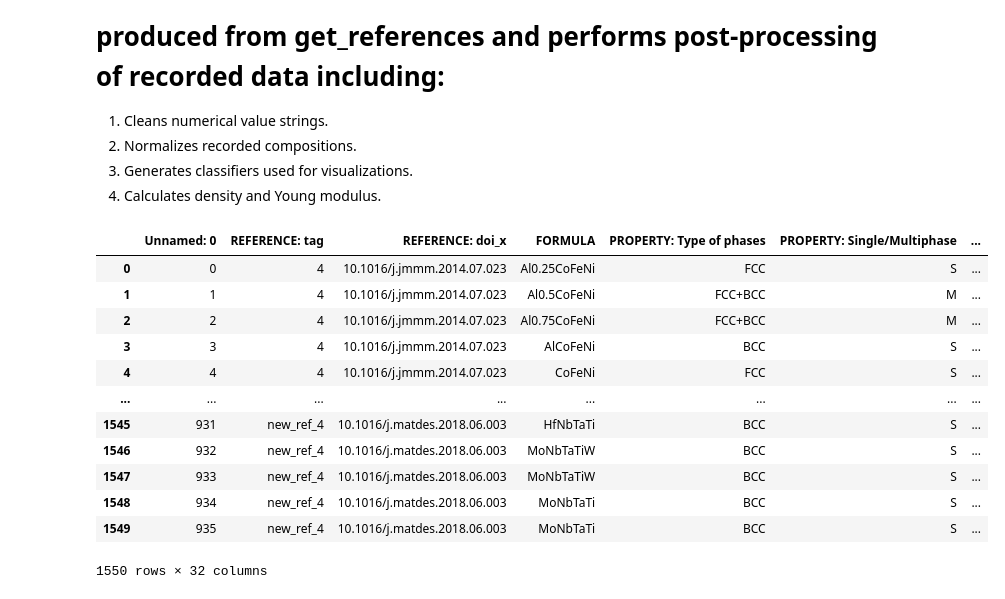
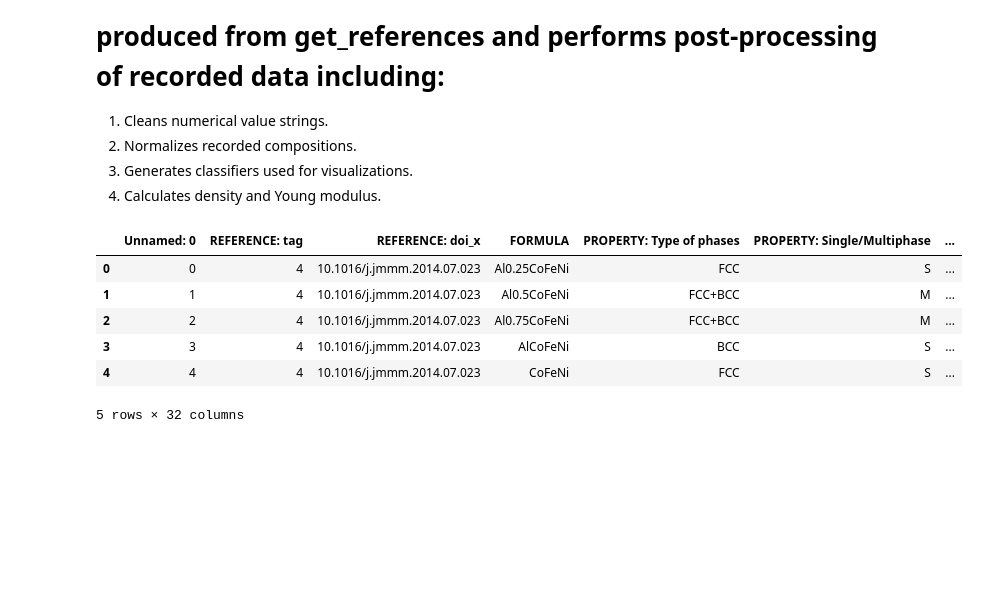
Before and after one commit to CitrineInformatics/MPEA_dataset, a Jupyter notebook: process.ipynb, the cells around one changed output. Drawn from its saved outputs; the diff is of its cells as text; code cells hidden in the pictures; blank space fills up the shorter version.

```diff
--- a/process.ipynb
+++ b/process.ipynb
@@ -14,24 +14,18 @@ from utils import *
 # %%
 # import combined data, add refs
 df = pd.read_csv('combined_data.csv')
 df_refs = pd.read_csv('references/references.csv')
 df = df.merge(df_refs, on='IDENTIFIER: Reference ID', how='left')
 df['REFERENCE: doi'] = df['REFERENCE: doi_y']
-df
+df.head()
 # %% [output]
 |  | Unnamed: 0 | REFERENCE: tag | REFERENCE: doi_x | FORMULA | PROPERTY: Type of phases | PROPERTY: Single/Multiphase | ... |
 | 0 | 0 | 4 | 10.1016/j.jmmm.2014.07.023 | Al0.25CoFeNi | FCC | S | ... |
 | 1 | 1 | 4 | 10.1016/j.jmmm.2014.07.023 | Al0.5CoFeNi | FCC+BCC | M | ... |
 | 2 | 2 | 4 | 10.1016/j.jmmm.2014.07.023 | Al0.75CoFeNi | FCC+BCC | M | ... |
 | 3 | 3 | 4 | 10.1016/j.jmmm.2014.07.023 | AlCoFeNi | BCC | S | ... |
 | 4 | 4 | 4 | 10.1016/j.jmmm.2014.07.023 | CoFeNi | FCC | S | ... |
-| ... | ... | ... | ... | ... | ... | ... | ... |
-| 1545 | 931 | new_ref_4 | 10.1016/j.matdes.2018.06.003 | HfNbTaTi | BCC | S | ... |
-| 1546 | 932 | new_ref_4 | 10.1016/j.matdes.2018.06.003 | MoNbTaTiW | BCC | S | ... |
-| 1547 | 933 | new_ref_4 | 10.1016/j.matdes.2018.06.003 | MoNbTaTiW | BCC | S | ... |
-| 1548 | 934 | new_ref_4 | 10.1016/j.matdes.2018.06.003 | MoNbTaTi | BCC | S | ... |
-| 1549 | 935 | new_ref_4 | 10.1016/j.matdes.2018.06.003 | MoNbTaTi | BCC | S | ... |
-1550 rows × 32 columns
+5 rows × 32 columns
 # %%
 # remove uncertainties / clean numerical values
 df = df.applymap(remove_uncertainty)
```
Also changed, not shown: parts of 2 cells of this notebook, 2 other files.
